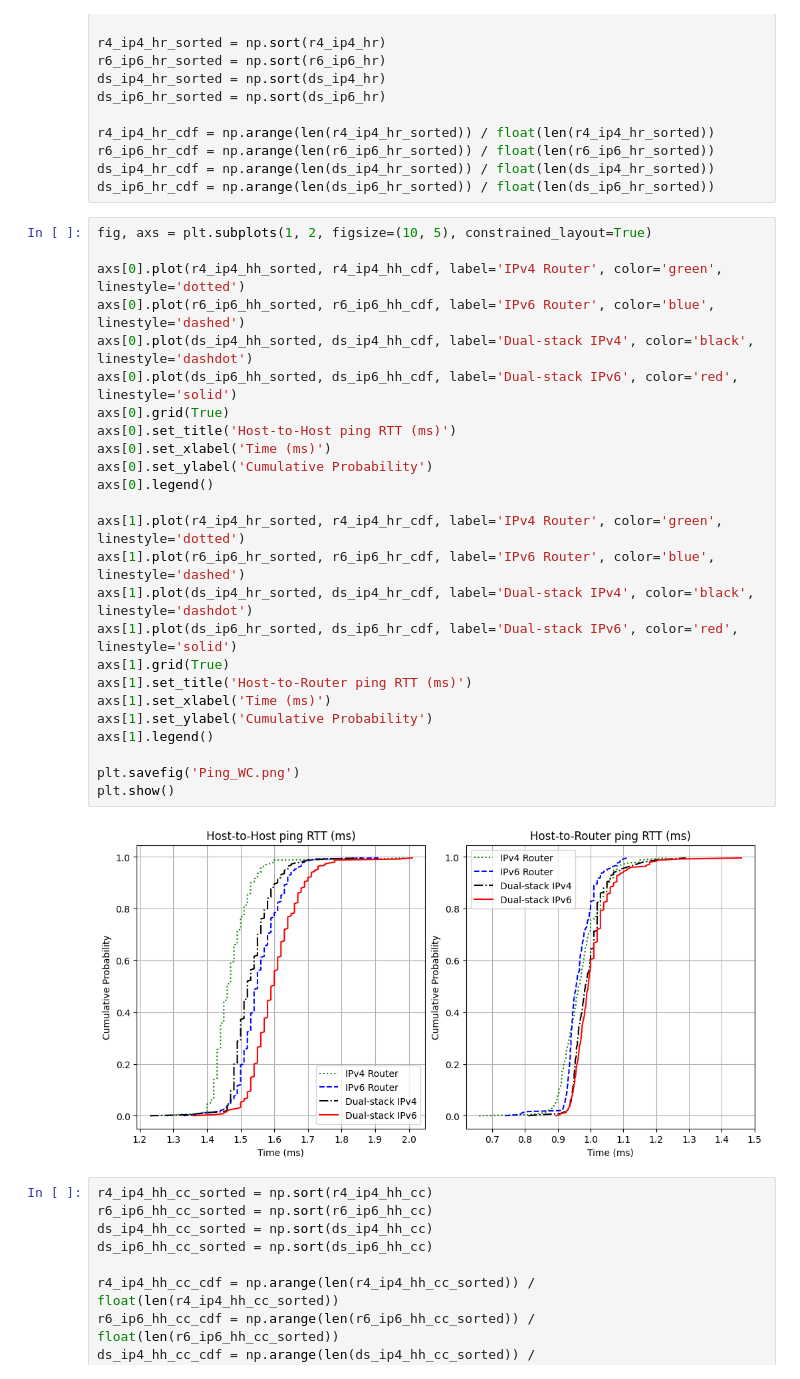
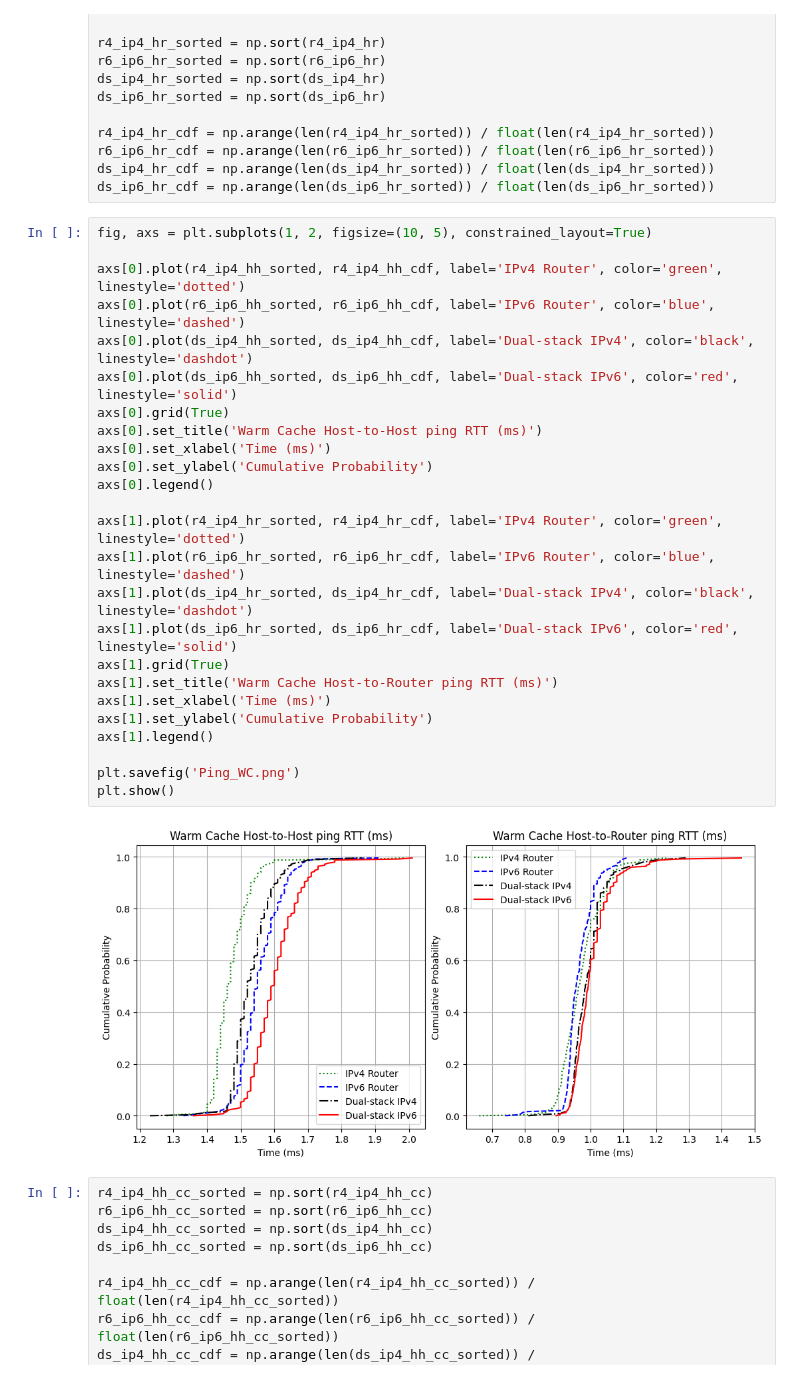
Before and after one commit to elliev7/partii_dissertation, a Jupyter notebook: figures/figures.ipynb, the cells around one changed output. Cells and saved outputs as stored; diff of their text form.

Commit message:
graph title updated

```diff
--- a/figures/figures.ipynb
+++ b/figures/figures.ipynb
@@ -287,30 +287,30 @@ ds_ip6_hr_cdf = np.arange(len(ds_ip6_hr_sorted)) / float(len(ds_ip6_hr_sorted))
 # %%
 fig, axs = plt.subplots(1, 2, figsize=(10, 5), constrained_layout=True)
 
 axs[0].plot(r4_ip4_hh_sorted, r4_ip4_hh_cdf, label='IPv4 Router', color='green', linestyle='dotted')
 axs[0].plot(r6_ip6_hh_sorted, r6_ip6_hh_cdf, label='IPv6 Router', color='blue', linestyle='dashed')
 axs[0].plot(ds_ip4_hh_sorted, ds_ip4_hh_cdf, label='Dual-stack IPv4', color='black', linestyle='dashdot')
 axs[0].plot(ds_ip6_hh_sorted, ds_ip6_hh_cdf, label='Dual-stack IPv6', color='red', linestyle='solid')
 axs[0].grid(True)
-axs[0].set_title('Host-to-Host ping RTT (ms)')
+axs[0].set_title('Warm Cache Host-to-Host ping RTT (ms)')
 axs[0].set_xlabel('Time (ms)')
 axs[0].set_ylabel('Cumulative Probability')
 axs[0].legend()
 
 axs[1].plot(r4_ip4_hr_sorted, r4_ip4_hr_cdf, label='IPv4 Router', color='green', linestyle='dotted')
 axs[1].plot(r6_ip6_hr_sorted, r6_ip6_hr_cdf, label='IPv6 Router', color='blue', linestyle='dashed')
 axs[1].plot(ds_ip4_hr_sorted, ds_ip4_hr_cdf, label='Dual-stack IPv4', color='black', linestyle='dashdot')
 axs[1].plot(ds_ip6_hr_sorted, ds_ip6_hr_cdf, label='Dual-stack IPv6', color='red', linestyle='solid')
 axs[1].grid(True)
-axs[1].set_title('Host-to-Router ping RTT (ms)')
+axs[1].set_title('Warm Cache Host-to-Router ping RTT (ms)')
 axs[1].set_xlabel('Time (ms)')
 axs[1].set_ylabel('Cumulative Probability')
 axs[1].legend()
 
 plt.savefig('Ping_WC.png')
 plt.show()
 # %% [output]
-[figure, old version]
+[figure, new version]
 # %%
 r4_ip4_hh_cc_sorted = np.sort(r4_ip4_hh_cc)
 r6_ip6_hh_cc_sorted = np.sort(r6_ip6_hh_cc)
```
Also changed, not shown: 1 other file.
